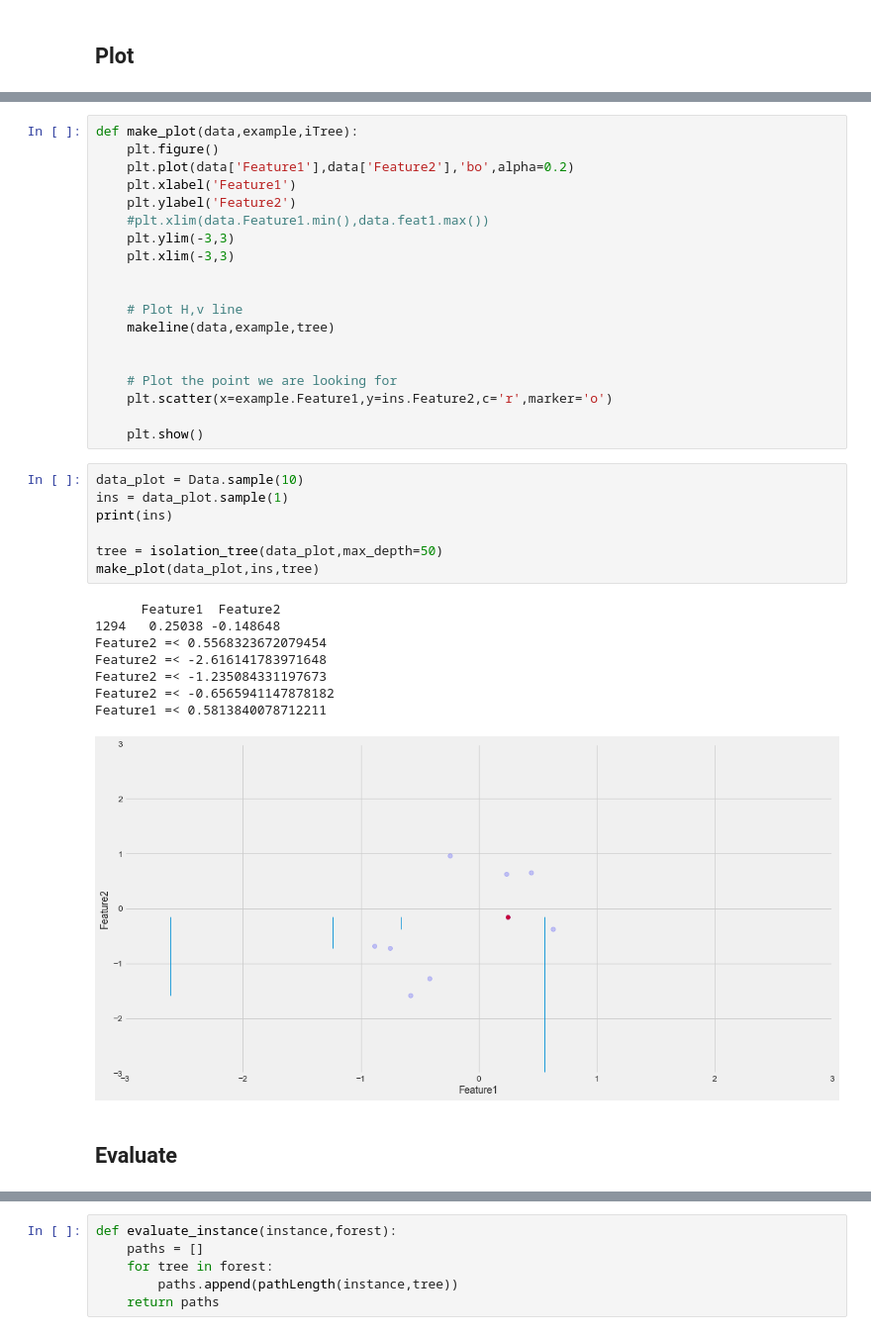
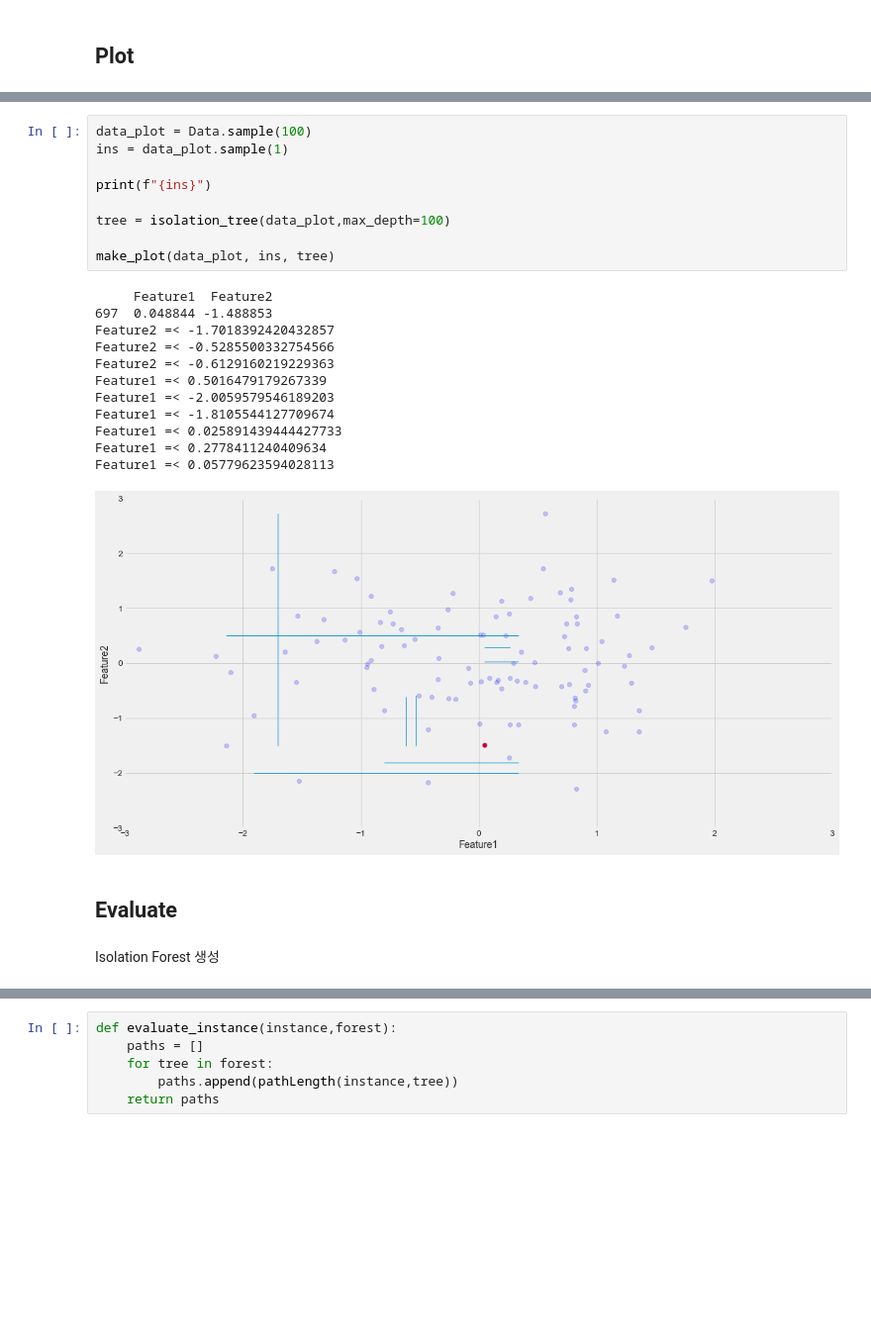
Before and after one commit to pppanghyun/2022-Fall-Business-Analytics, a Jupyter notebook: 3_Anomaly_Detection/isolation_forest.ipynb, the cells around one changed output, grey strips where cells are left out. Shown at 99% size. Saved outputs shown, nothing was run; the diff lists cells and outputs as text; blank space fills up the shorter version.

```diff
--- a/3_Anomaly_Detection/isolation_forest.ipynb
+++ b/3_Anomaly_Detection/isolation_forest.ipynb
@@ -246,38 +345,27 @@ def makeline(data,example,iTree,path=0,line_width=1):
-# %%
-def make_plot(data,example,iTree):
-    plt.figure()
-    plt.plot(data['Feature1'],data['Feature2'],'bo',alpha=0.2)
-    plt.xlabel('Feature1')
-    plt.ylabel('Feature2')
-    #plt.xlim(data.Feature1.min(),data.feat1.max())
-    plt.ylim(-3,3)
-    plt.xlim(-3,3)
-
-
-    # Plot H,v line
-    makeline(data,example,tree)
-
-
-    # Plot the point we are looking for
-    plt.scatter(x=example.Feature1,y=ins.Feature2,c='r',marker='o')
-
-    plt.show()
 # %%
-data_plot = Data.sample(10)
+data_plot = Data.sample(100)
 ins = data_plot.sample(1)
-print(ins)
 
-tree = isolation_tree(data_plot,max_depth=50)
-make_plot(data_plot,ins,tree)
+print(f"{ins}")
+
+tree = isolation_tree(data_plot,max_depth=100)
+
+make_plot(data_plot, ins, tree)
 # %% [output]
-      Feature1  Feature2
-1294   0.25038 -0.148648
-Feature2 =< 0.5568323672079454
-Feature2 =< -2.616141783971648
-Feature2 =< -1.235084331197673
-Feature2 =< -0.6565941147878182
-Feature1 =< 0.5813840078712211
+     Feature1  Feature2
+697  0.048844 -1.488853
+Feature2 =< -1.7018392420432857
+Feature2 =< -0.5285500332754566
+Feature2 =< -0.6129160219229363
+Feature1 =< 0.5016479179267339
+Feature1 =< -2.0059579546189203
+Feature1 =< -1.8105544127709674
+Feature1 =< 0.025891439444427733
+Feature1 =< 0.2778411240409634
+Feature1 =< 0.05779623594028113
-[figure, old version]
+[figure, new version]
 # %% [markdown]
 ## Evaluate
+# %% [markdown]
+Isolation Forest 생성
 # %%
```
Also changed, not shown: parts of 54 cells of this notebook, 9 other files.
